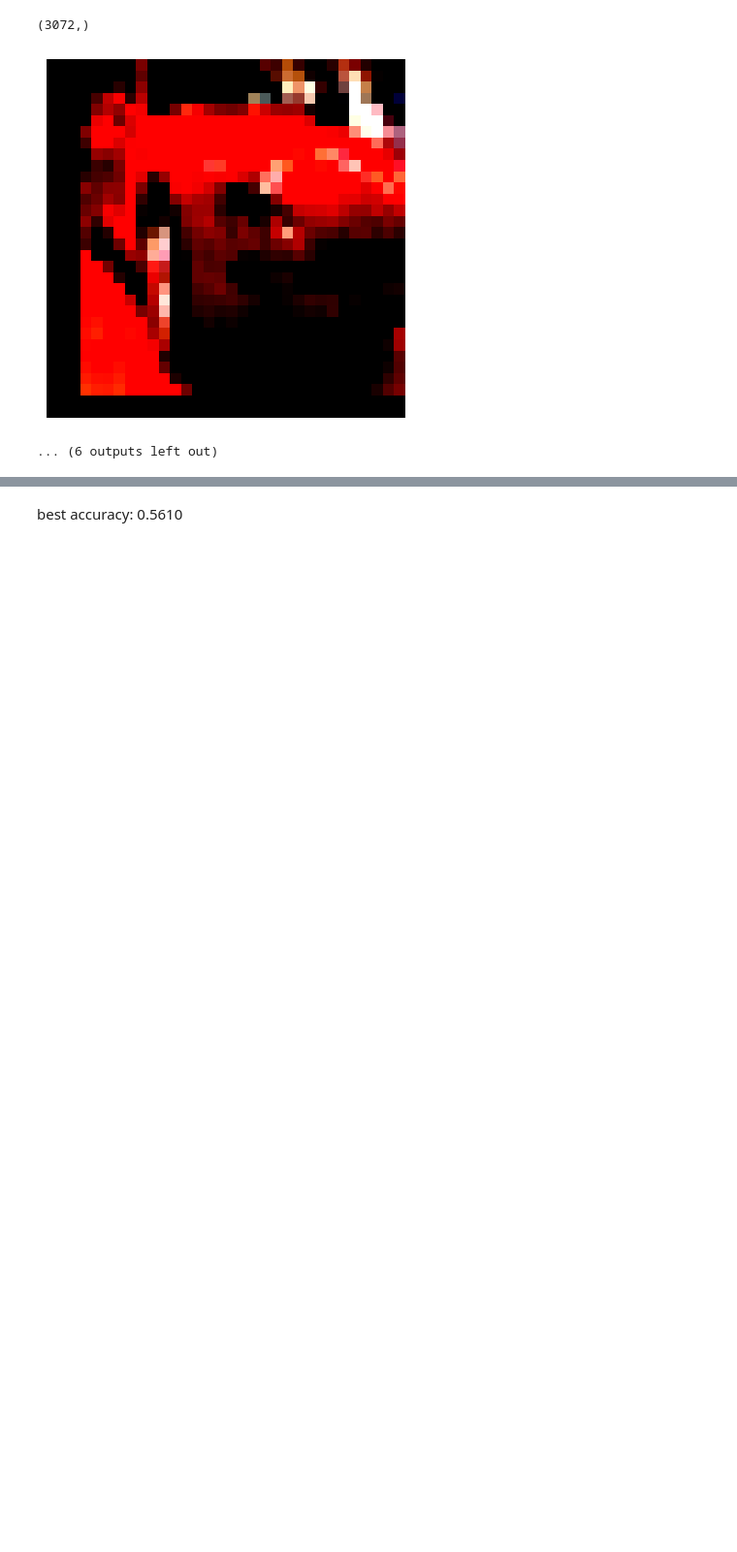
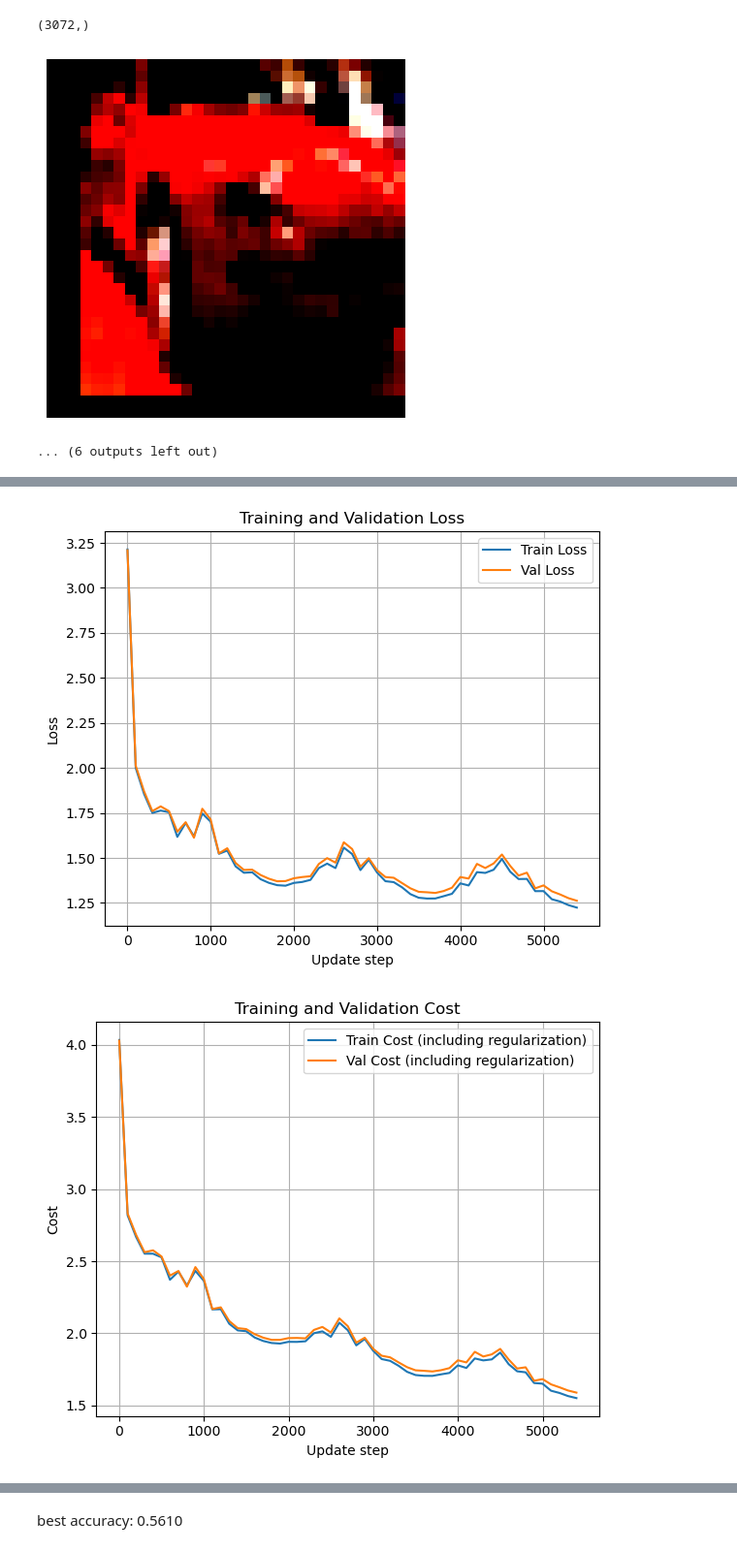
Before and after one commit to kahoujo1/DD2424-assignments, a Jupyter notebook: assignment2/src/optional.ipynb, the cells around one changed output, grey strips where cells are left out. Shown at 97% size. Saved outputs shown, nothing was run; the diff lists cells and outputs as text; code cells hidden in the pictures; blank space fills up the shorter version.

```diff
--- a/assignment2/src/optional.ipynb
+++ b/assignment2/src/optional.ipynb
@@ -150,0 +168,5 @@ optimizer = Optimizer(model, CrossEntropyLoss(), lr=1e-3, reg=0, vertical_flip_p
+# %%
+optimizer.plot_cyclical_lr_training_progress()
+# %% [output]
+[figure, added]
+[figure, added]
```
Also changed, not shown: parts of 13 cells of this notebook, 2 other files.
